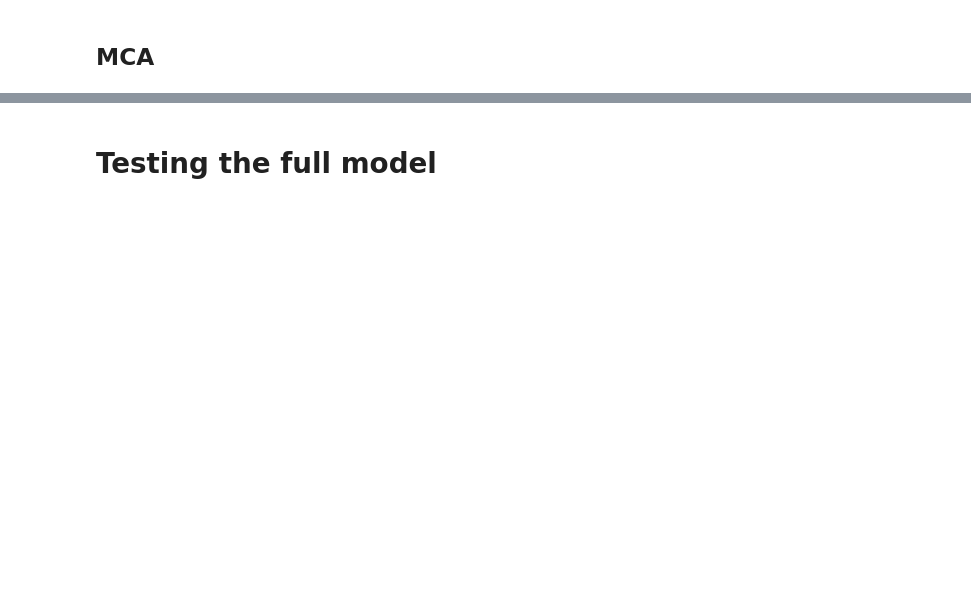
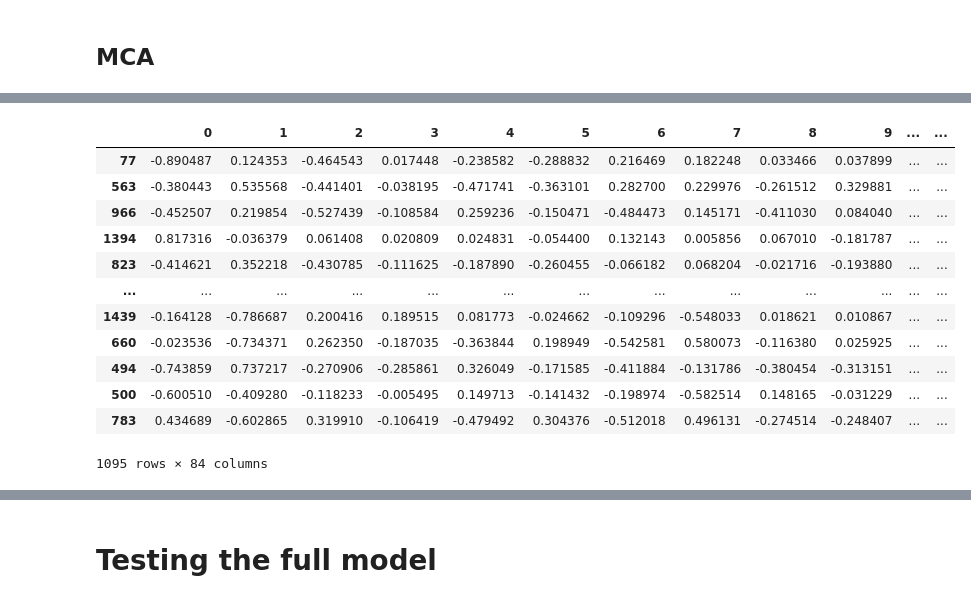
Before and after one commit to pedroteche-ih/DAFT_MEX_202209, a Jupyter notebook: Working with Categorical Data.ipynb, the cells around one changed output, grey strips where cells are left out. Drawn from its saved outputs; the diff is of its cells as text; code cells hidden in the pictures; blank space fills up the shorter version.

```diff
--- a/Working with Categorical Data.ipynb
+++ b/Working with Categorical Data.ipynb
@@ -226,2 +509,18 @@ mca_fit.plot_coordinates(X_train_cat_grp, show_row_points=False, figsize=(10, 10
+# %%
+mca_fit.transform(X_train_cat_grp)
+# %% [output]
+|  | 0 | 1 | 2 | 3 | 4 | 5 | 6 | 7 | 8 | 9 | ... | ... |
+| 77 | -0.890487 | 0.124353 | -0.464543 | 0.017448 | -0.238582 | -0.288832 | 0.216469 | 0.182248 | 0.033466 | 0.037899 | ... | ... |
+| 563 | -0.380443 | 0.535568 | -0.441401 | -0.038195 | -0.471741 | -0.363101 | 0.282700 | 0.229976 | -0.261512 | 0.329881 | ... | ... |
+| 966 | -0.452507 | 0.219854 | -0.527439 | -0.108584 | 0.259236 | -0.150471 | -0.484473 | 0.145171 | -0.411030 | 0.084040 | ... | ... |
+| 1394 | 0.817316 | -0.036379 | 0.061408 | 0.020809 | 0.024831 | -0.054400 | 0.132143 | 0.005856 | 0.067010 | -0.181787 | ... | ... |
+| 823 | -0.414621 | 0.352218 | -0.430785 | -0.111625 | -0.187890 | -0.260455 | -0.066182 | 0.068204 | -0.021716 | -0.193880 | ... | ... |
+| ... | ... | ... | ... | ... | ... | ... | ... | ... | ... | ... | ... | ... |
+| 1439 | -0.164128 | -0.786687 | 0.200416 | 0.189515 | 0.081773 | -0.024662 | -0.109296 | -0.548033 | 0.018621 | 0.010867 | ... | ... |
+| 660 | -0.023536 | -0.734371 | 0.262350 | -0.187035 | -0.363844 | 0.198949 | -0.542581 | 0.580073 | -0.116380 | 0.025925 | ... | ... |
+| 494 | -0.743859 | 0.737217 | -0.270906 | -0.285861 | 0.326049 | -0.171585 | -0.411884 | -0.131786 | -0.380454 | -0.313151 | ... | ... |
+| 500 | -0.600510 | -0.409280 | -0.118233 | -0.005495 | 0.149713 | -0.141432 | -0.198974 | -0.582514 | 0.148165 | -0.031229 | ... | ... |
+| 783 | 0.434689 | -0.602865 | 0.319910 | -0.106419 | -0.479492 | 0.304376 | -0.512018 | 0.496131 | -0.274514 | -0.248407 | ... | ... |
+1095 rows × 84 columns
 # %%
 tb_mca = mca_fit.transform(X_train_cat_grp)
```
Also changed, not shown: parts of 45 cells of this notebook.
